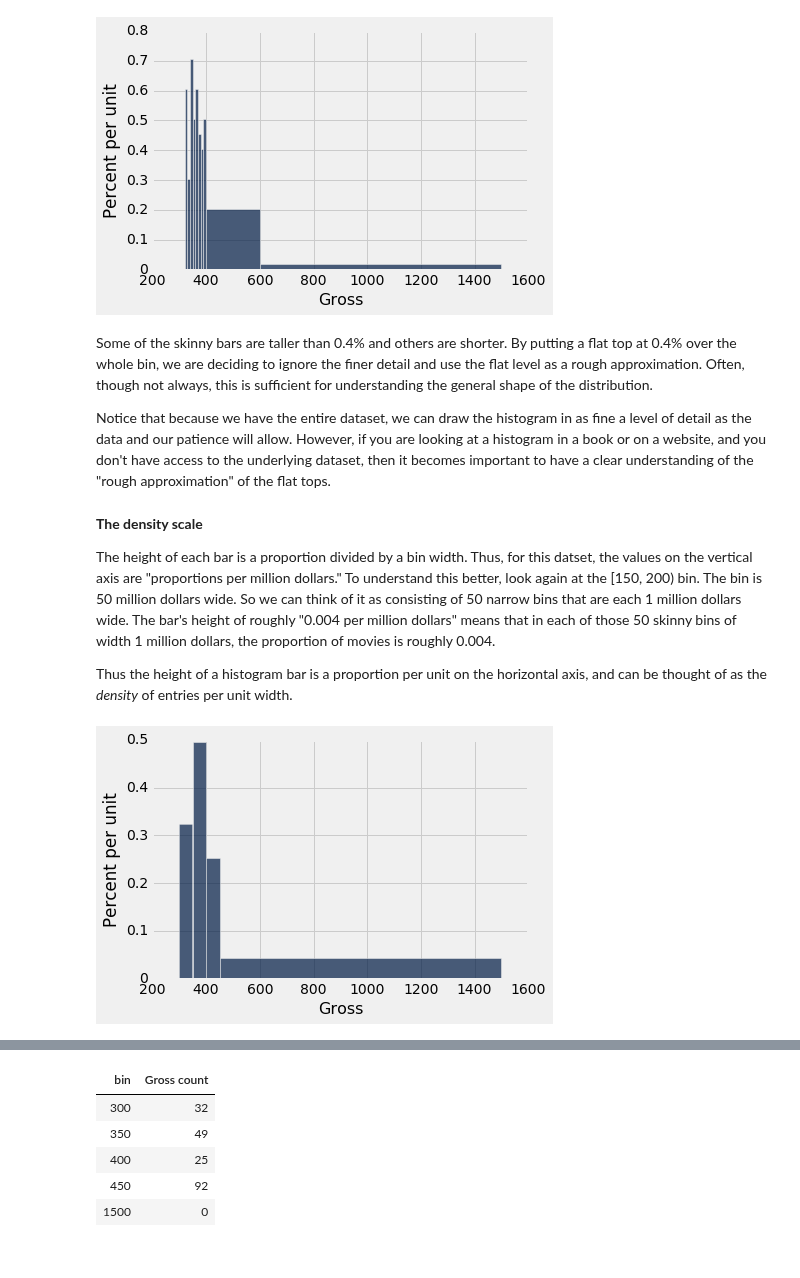
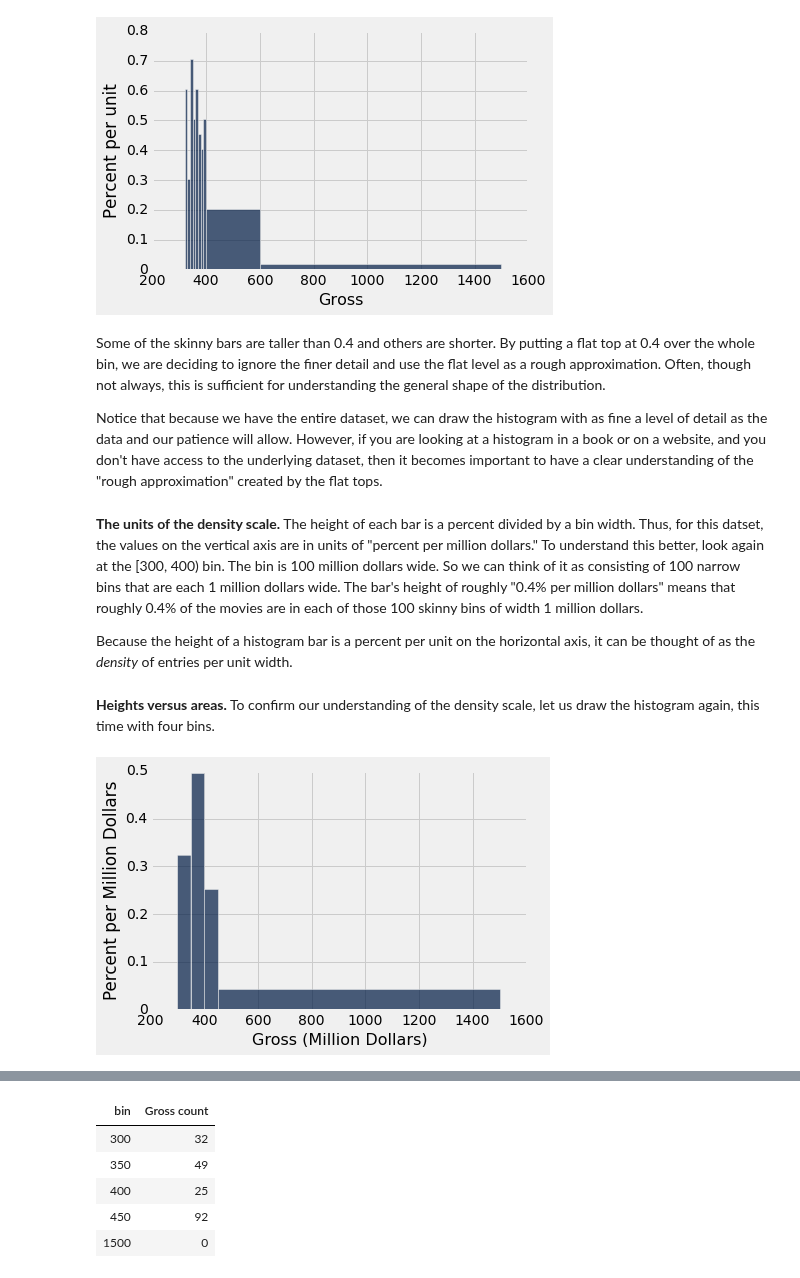
Before and after one commit to data-8/textbook, a Jupyter notebook: notebooks/Histograms.ipynb, the cells around one changed output, grey strips where cells are left out. Saved outputs shown, nothing was run; the diff lists cells and outputs as text; code cells hidden in the pictures.

```diff
--- a/notebooks/Histograms.ipynb
+++ b/notebooks/Histograms.ipynb
@@ -180,16 +187,17 @@ millions.hist('Gross', bins=[300, 310, 320, 330, 340, 350, 360, 370, 380, 390, 4
 # %% [output]
 [figure]
 # %% [markdown]
-Some of the skinny bars are taller than 0.4% and others are shorter. By putting a flat top at 0.4% over the whole bin, we are deciding to ignore the finer detail and use the flat level as a rough approximation. Often, though not always, this is sufficient for understanding the general shape of the distribution.
+Some of the skinny bars are taller than 0.4 and others are shorter. By putting a flat top at 0.4 over the whole bin, we are deciding to ignore the finer detail and use the flat level as a rough approximation. Often, though not always, this is sufficient for understanding the general shape of the distribution.
 
-Notice that because we have the entire dataset, we can draw the histogram in as fine a level of detail as the data and our patience will allow. However, if you are looking at a histogram in a book or on a website, and you don't have access to the underlying dataset, then it becomes important to have a clear understanding of the "rough approximation" of the flat tops.
+Notice that because we have the entire dataset, we can draw the histogram with as fine a level of detail as the data and our patience will allow. However, if you are looking at a histogram in a book or on a website, and you don't have access to the underlying dataset, then it becomes important to have a clear understanding of the "rough approximation" created by the flat tops.
 # %% [markdown]
-**The density scale**
+**The units of the density scale.**
+The height of each bar is a percent divided by a bin width. Thus, for this datset, the values on the vertical axis are in units of "percent per million dollars." To understand this better, look again at the [300, 400) bin. The bin is 100 million dollars wide. So we can think of it as consisting of 100 narrow bins that are each 1 million dollars wide. The bar's height of roughly "0.4% per million dollars" means that roughly 0.4% of the movies are in each of those 100 skinny bins of width 1 million dollars.
 
-The height of each bar is a proportion divided by a bin width. Thus, for this datset, the values on the vertical axis are "proportions per million dollars." To understand this better, look again at the [150, 200) bin. The bin is 50 million dollars wide. So we can think of it as consisting of 50 narrow bins that are each 1 million dollars wide. The bar's height of roughly "0.004 per million dollars" means that in each of those 50 skinny bins of width 1 million dollars, the proportion of movies is roughly 0.004.
-
-Thus the height of a histogram bar is a proportion per unit on the horizontal axis, and can be thought of as the *density* of entries per unit width.
+Because the height of a histogram bar is a percent per unit on the horizontal axis, it can be thought of as the *density* of entries per unit width.
+# %% [markdown]
+**Heights versus areas.** To confirm our understanding of the density scale, let us draw the histogram again, this time with four bins.
 # %%
-millions.hist('Gross', bins=[300, 350, 400, 450, 1500])
+millions.hist('Gross', bins=[300, 350, 400, 450, 1500], unit='Million Dollars')
 # %% [output]
-[figure, old version]
+[figure, new version]
```
Also changed, not shown: parts of 21 cells of this notebook.
